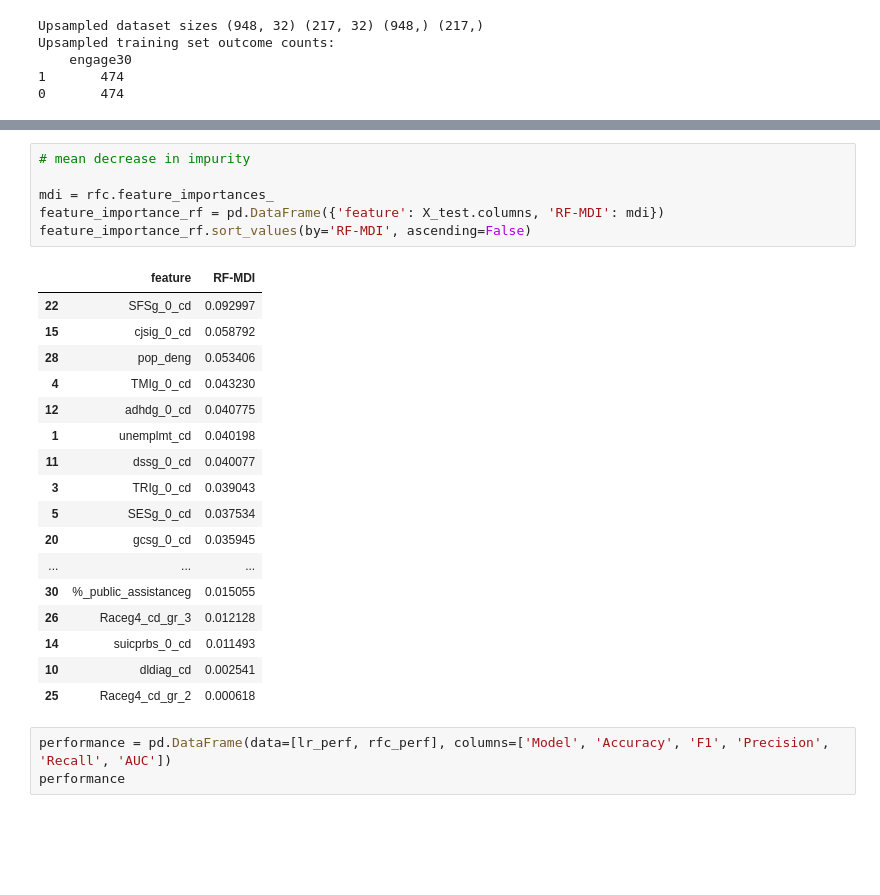
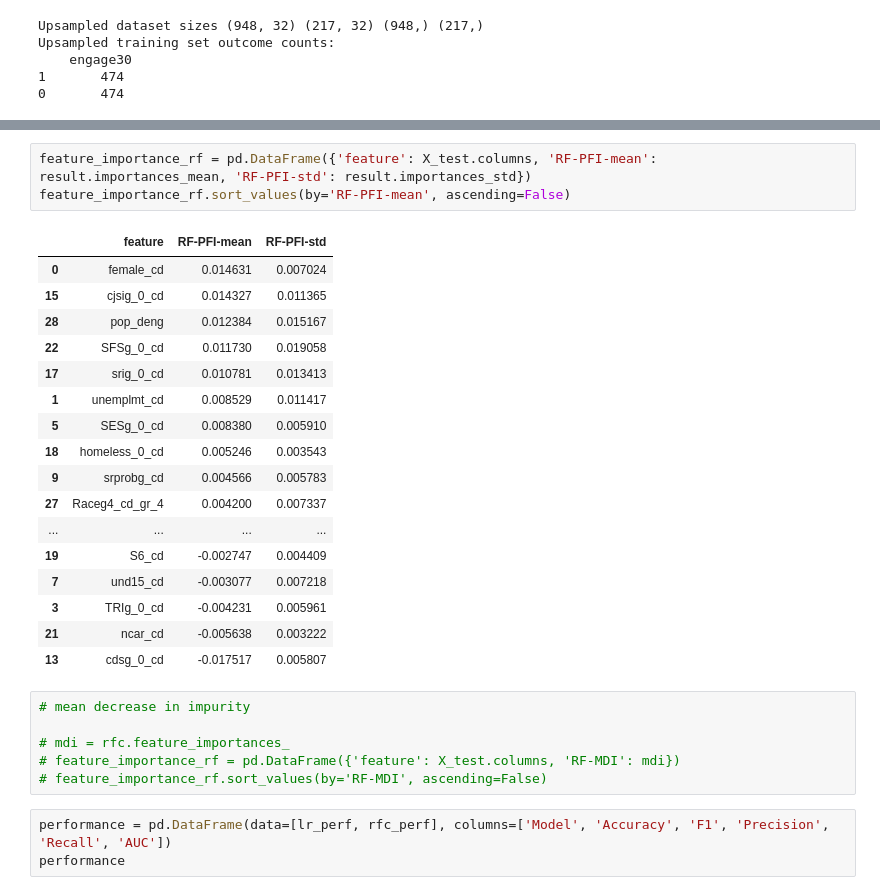
Before and after one commit to prathikr/Jordan-Prep, a Jupyter notebook: Jordan-Prep/mvp_v2.ipynb, the cells around one changed output, grey strips where cells are left out. Drawn from its saved outputs; the diff is of its cells as text; blank space fills up the shorter version.

```diff
--- a/Jordan-Prep/mvp_v2.ipynb
+++ b/Jordan-Prep/mvp_v2.ipynb
@@ -268,27 +284,30 @@ Wall time: 18.8 s
+# %%
+feature_importance_rf = pd.DataFrame({'feature': X_test.columns, 'RF-PFI-mean': result.importances_mean, 'RF-PFI-std': result.importances_std})
+feature_importance_rf.sort_values(by='RF-PFI-mean', ascending=False)
+# %% [output]
+|  | feature | RF-PFI-mean | RF-PFI-std |
+| 0 | female_cd | 0.014631 | 0.007024 |
+| 15 | cjsig_0_cd | 0.014327 | 0.011365 |
+| 28 | pop_deng | 0.012384 | 0.015167 |
+| 22 | SFSg_0_cd | 0.011730 | 0.019058 |
+| 17 | srig_0_cd | 0.010781 | 0.013413 |
+| 1 | unemplmt_cd | 0.008529 | 0.011417 |
+| 5 | SESg_0_cd | 0.008380 | 0.005910 |
+| 18 | homeless_0_cd | 0.005246 | 0.003543 |
+| 9 | srprobg_cd | 0.004566 | 0.005783 |
+| 27 | Raceg4_cd_gr_4 | 0.004200 | 0.007337 |
+| ... | ... | ... | ... |
+| 19 | S6_cd | -0.002747 | 0.004409 |
+| 7 | und15_cd | -0.003077 | 0.007218 |
+| 3 | TRIg_0_cd | -0.004231 | 0.005961 |
+| 21 | ncar_cd | -0.005638 | 0.003222 |
+| 13 | cdsg_0_cd | -0.017517 | 0.005807 |
 # %%
 # mean decrease in impurity
 
-mdi = rfc.feature_importances_
-feature_importance_rf = pd.DataFrame({'feature': X_test.columns, 'RF-MDI': mdi})
-feature_importance_rf.sort_values(by='RF-MDI', ascending=False)
+# mdi = rfc.feature_importances_
+# feature_importance_rf = pd.DataFrame({'feature': X_test.columns, 'RF-MDI': mdi})
+# feature_importance_rf.sort_values(by='RF-MDI', ascending=False)
-# %% [output]
-|  | feature | RF-MDI |
-| 22 | SFSg_0_cd | 0.092997 |
-| 15 | cjsig_0_cd | 0.058792 |
-| 28 | pop_deng | 0.053406 |
-| 4 | TMIg_0_cd | 0.043230 |
-| 12 | adhdg_0_cd | 0.040775 |
-| 1 | unemplmt_cd | 0.040198 |
-| 11 | dssg_0_cd | 0.040077 |
-| 3 | TRIg_0_cd | 0.039043 |
-| 5 | SESg_0_cd | 0.037534 |
-| 20 | gcsg_0_cd | 0.035945 |
-| ... | ... | ... |
-| 30 | %_public_assistanceg | 0.015055 |
-| 26 | Raceg4_cd_gr_3 | 0.012128 |
-| 14 | suicprbs_0_cd | 0.011493 |
-| 10 | dldiag_cd | 0.002541 |
-| 25 | Raceg4_cd_gr_2 | 0.000618 |
 # %%
 performance = pd.DataFrame(data=[lr_perf, rfc_perf], columns=['Model', 'Accuracy', 'F1', 'Precision', 'Recall', 'AUC'])
 performance
```
Also changed, not shown: parts of 9 cells of this notebook, 6 other files.
